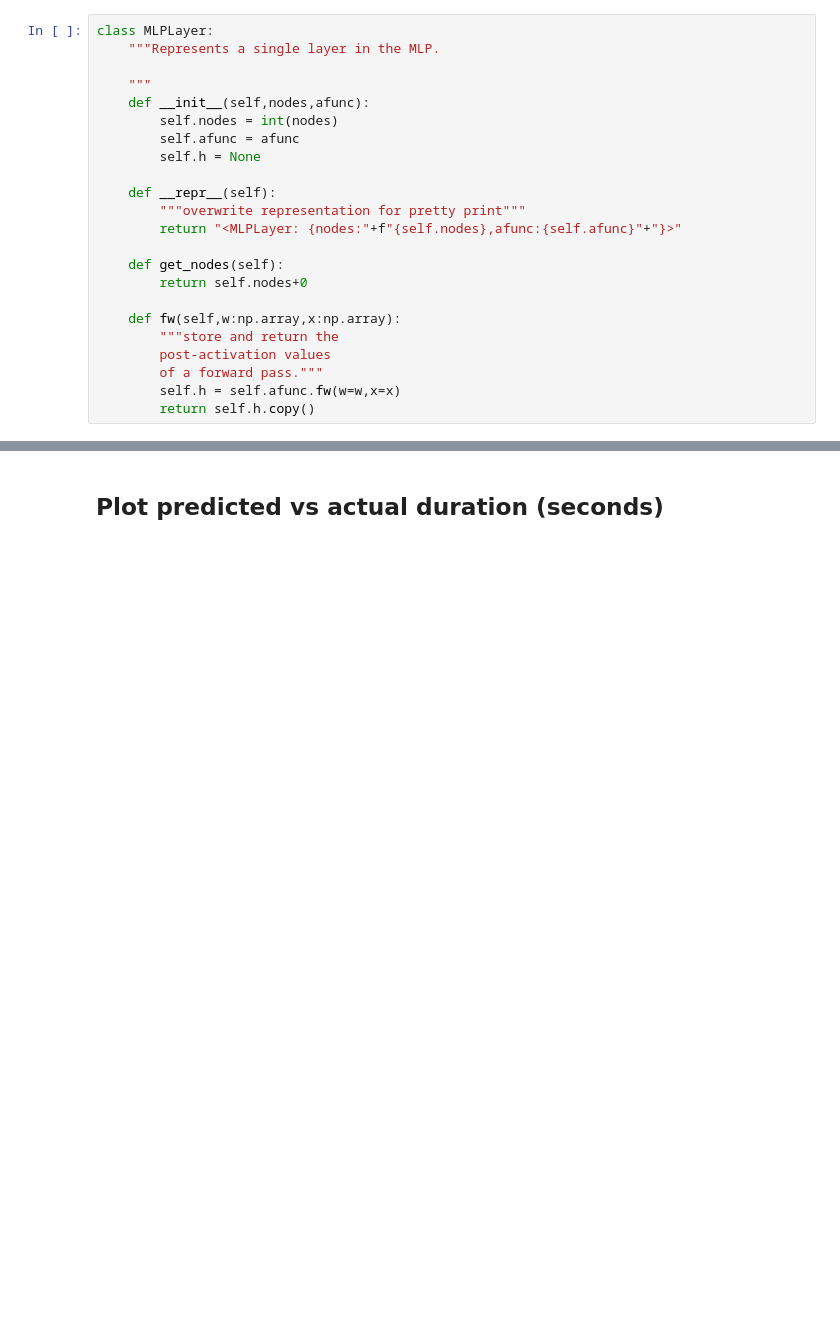
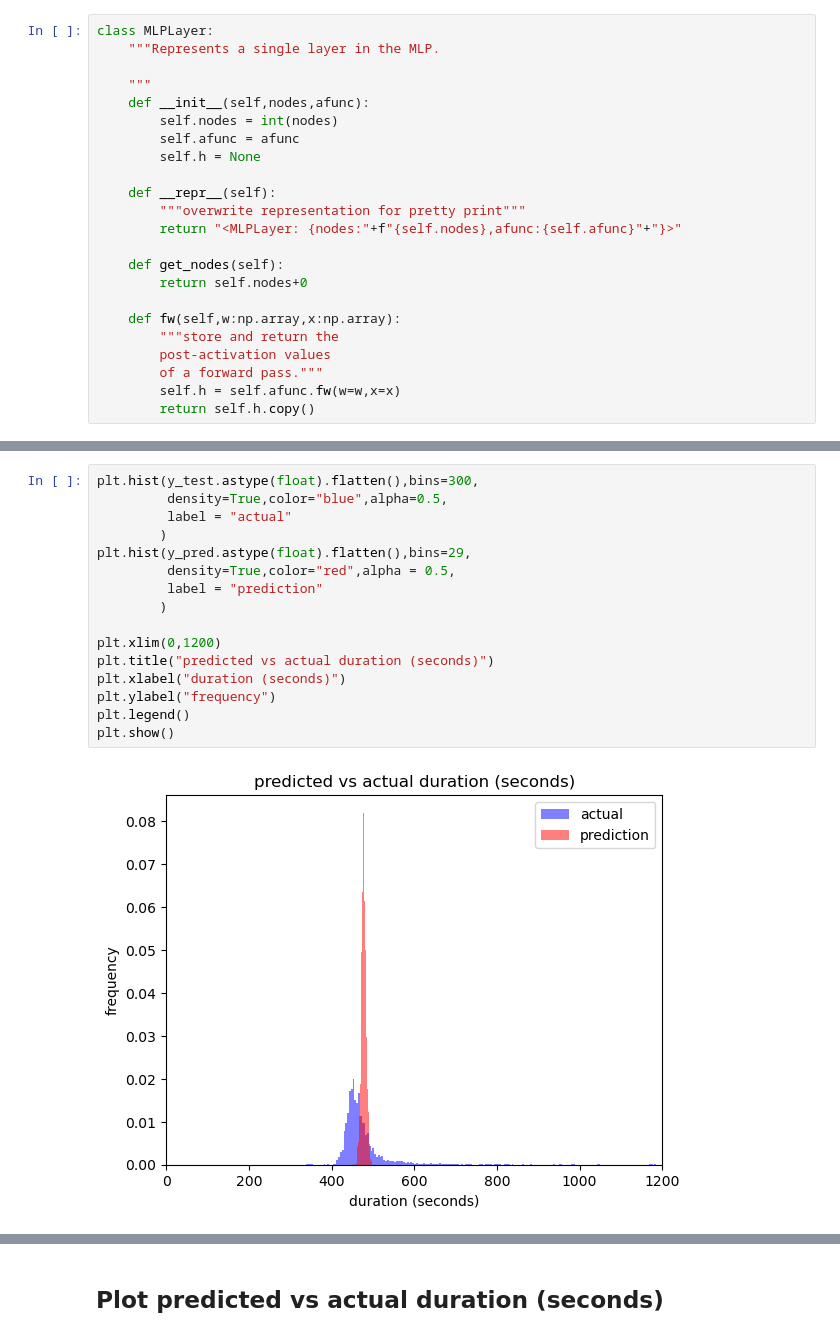
Before and after one commit to justing0909/DS4420_transit_delay_prediction, a Jupyter notebook: DS4420-Project-MLP.ipynb, the cells around one changed output, grey strips where cells are left out. Cells and saved outputs as stored; diff of their text form; blank space fills up the shorter version.

```diff
--- a/DS4420-Project-MLP.ipynb
+++ b/DS4420-Project-MLP.ipynb
@@ -624,0 +499,18 @@ progress:100.0%         time_elapsed:35.85
+# %%
+plt.hist(y_test.astype(float).flatten(),bins=300,
+         density=True,color="blue",alpha=0.5,
+         label = "actual"
+        )
+plt.hist(y_pred.astype(float).flatten(),bins=29,
+         density=True,color="red",alpha = 0.5,
+         label = "prediction"
+        )
+
+plt.xlim(0,1200)
+plt.title("predicted vs actual duration (seconds)")
+plt.xlabel("duration (seconds)")
+plt.ylabel("frequency")
+plt.legend()
+plt.show()
+# %% [output]
+[figure, added]
```
Also changed, not shown: parts of 43 cells of this notebook.
